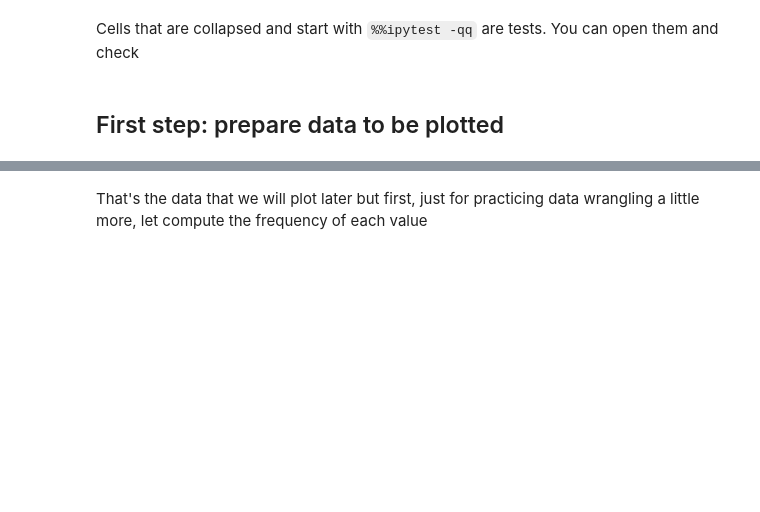
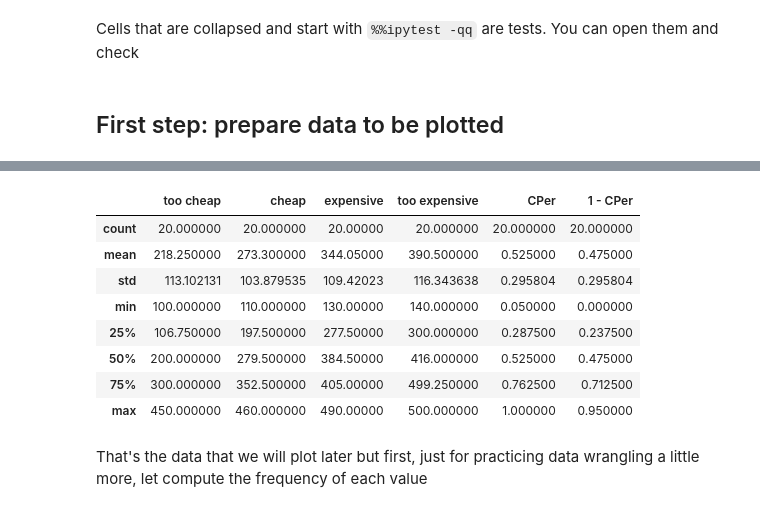
Before and after one commit to SprintWithCarlos/data_science, a Jupyter notebook: vw_en/van_westendorp.ipynb, the cells around one changed output, grey strips where cells are left out. Saved outputs shown, nothing was run; the diff lists cells and outputs as text; code cells hidden in the pictures; blank space fills up the shorter version.

```diff
--- a/vw_en/van_westendorp.ipynb
+++ b/vw_en/van_westendorp.ipynb
@@ -147,3 +167,15 @@ df
+# %%
+df.describe()
+# %% [output]
+|  | too cheap | cheap | expensive | too expensive | CPer | 1 - CPer |
+| count | 20.000000 | 20.000000 | 20.00000 | 20.000000 | 20.000000 | 20.000000 |
+| mean | 218.250000 | 273.300000 | 344.05000 | 390.500000 | 0.525000 | 0.475000 |
+| std | 113.102131 | 103.879535 | 109.42023 | 116.343638 | 0.295804 | 0.295804 |
+| min | 100.000000 | 110.000000 | 130.00000 | 140.000000 | 0.050000 | 0.000000 |
+| 25% | 106.750000 | 197.500000 | 277.50000 | 300.000000 | 0.287500 | 0.237500 |
+| 50% | 200.000000 | 279.500000 | 384.50000 | 416.000000 | 0.525000 | 0.475000 |
+| 75% | 300.000000 | 352.500000 | 405.00000 | 499.250000 | 0.762500 | 0.712500 |
+| max | 450.000000 | 460.000000 | 490.00000 | 500.000000 | 1.000000 | 0.950000 |
 # %%
 # If we plot these two columns as separate lines with x coordinates corresponding to their
 # indexes and the y coordinates corresponding to their values, we evidence that CPer is a line with positive
```
Also changed, not shown: parts of 1 cell of this notebook, 58 other files.
